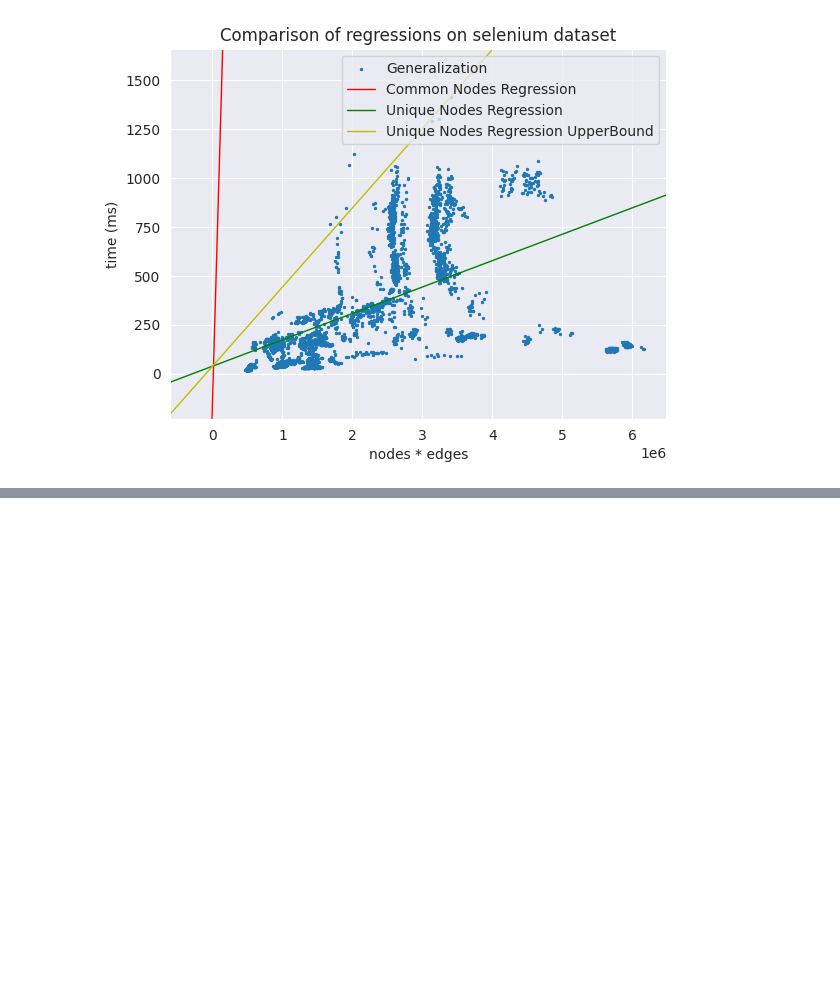
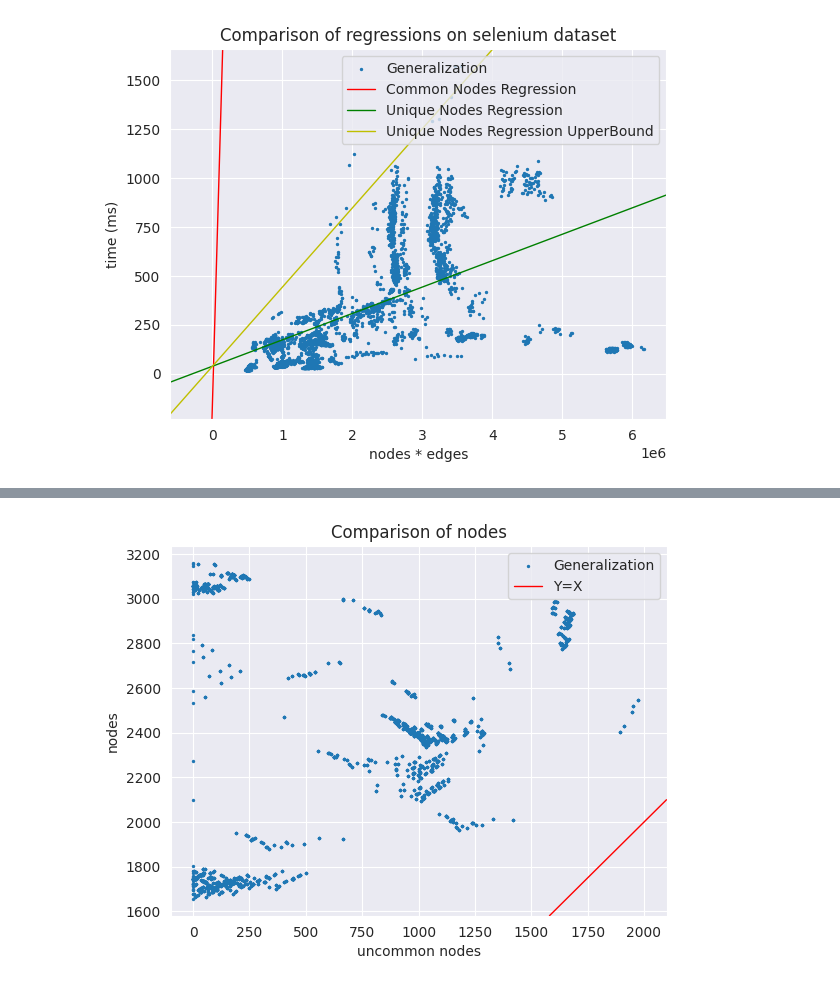
Before and after one commit to mreza-kiani/graph-generalization-algorithm, a Jupyter notebook: src/main/resources/scripts/performance/Selenium/analyzer.ipynb, the cells around one changed output, grey strips where cells are left out. Saved outputs shown, nothing was run; the diff lists cells and outputs as text; code cells hidden in the pictures; blank space fills up the shorter version.

```diff
--- a/src/main/resources/scripts/performance/Selenium/analyzer.ipynb
+++ b/src/main/resources/scripts/performance/Selenium/analyzer.ipynb
@@ -391,0 +458,15 @@ plt.show()
+# %%
+# Create a scatter plot for all metrics
+plt.scatter(df['uncommon_nodes'], df['nodes'], label='Generalization', s=2)
+plt.axline((1750, 1750), (2000, 2000), linewidth=1, color='r', label='Y=X')
+
+# Customize the plot
+plt.xlabel('uncommon nodes')
+plt.ylabel('nodes')
+plt.title('Comparison of nodes')
+plt.legend()
+
+# Display the plot
+plt.show()
+# %% [output]
+[figure, added]
```
Also changed, not shown: parts of 19 cells of this notebook.
